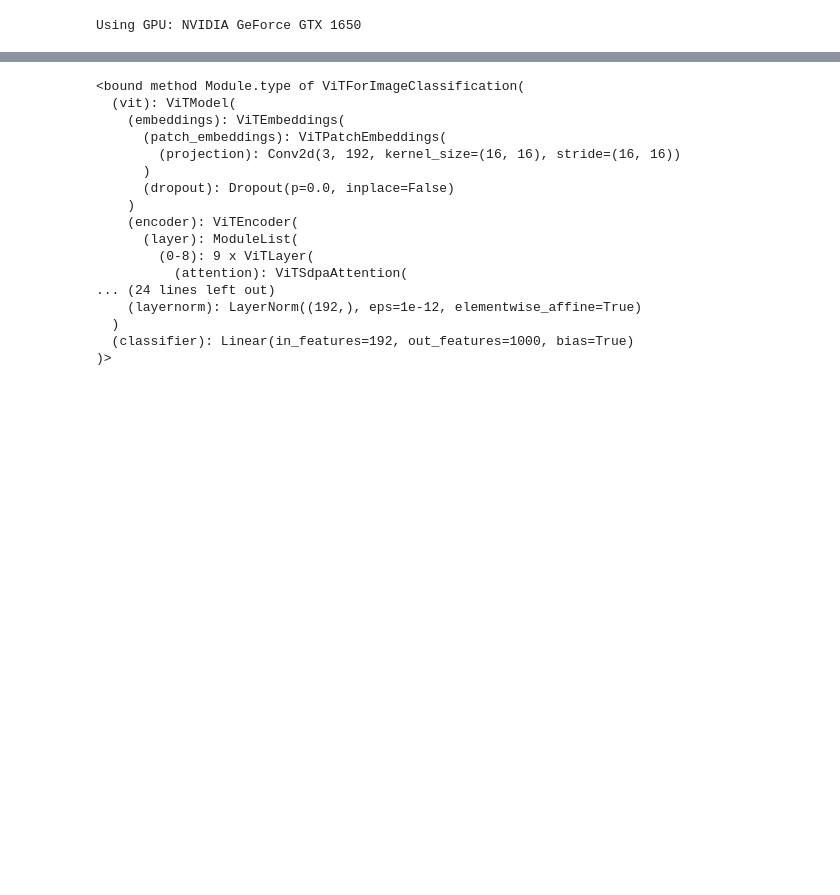
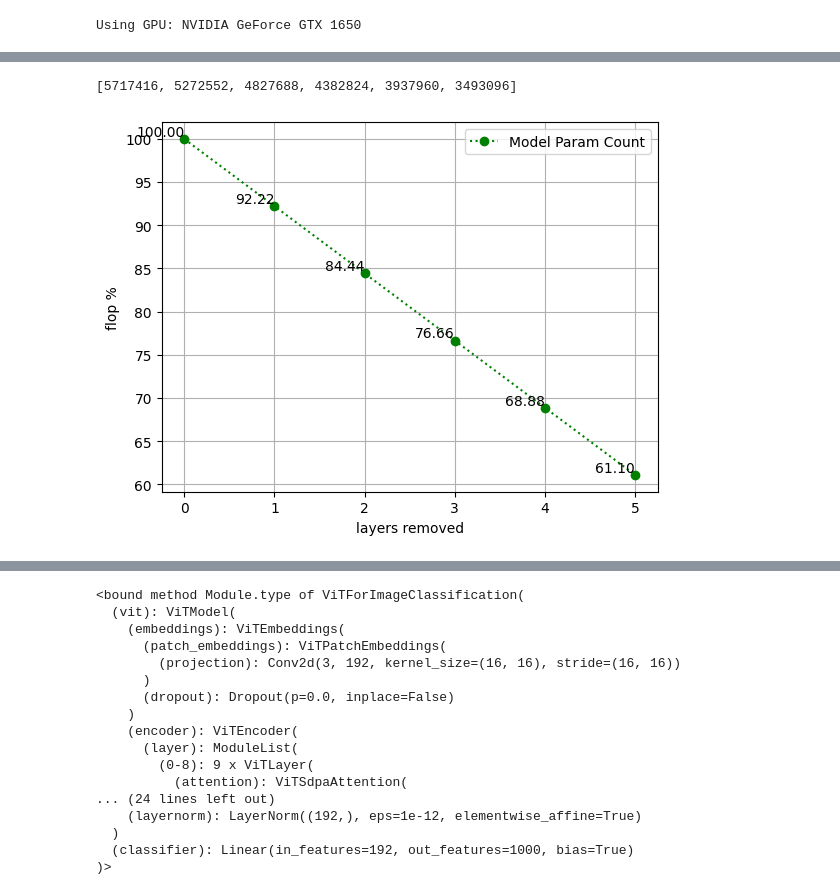
Before and after one commit to shivamgcodes/Pruning-via-Merging, a Jupyter notebook: visual_encodders/my_pipeline.ipynb, the cells around one changed output, grey strips where cells are left out. Drawn from its saved outputs; the diff is of its cells as text; code cells hidden in the pictures; blank space fills up the shorter version.

```diff
--- a/visual_encodders/my_pipeline.ipynb
+++ b/visual_encodders/my_pipeline.ipynb
@@ -913,0 +1125,22 @@ plt.show()
+# %%
+import matplotlib.pyplot as plt
+
+# Assuming model_param_count is already defined
+print(model_param_count)
+
+model_param_count = [x / model_param_count[0] * 100 for x in model_param_count]
+
+plt.plot(model_param_count, color='green', linestyle=':', marker='o', label="Model Param Count")
+
+# Add value labels
+for i, value in enumerate(model_param_count):
+    plt.text(i, value, f"{value:.2f}", ha='right', va='bottom', fontsize=10)
+
+plt.xlabel('layers removed')
+plt.ylabel('flop %')
+plt.grid(True)
+plt.legend()
+plt.show()
+# %% [output]
+[5717416, 5272552, 4827688, 4382824, 3937960, 3493096]
+[figure, added]
```
Also changed, not shown: parts of 20 cells of this notebook, 9 other files.
